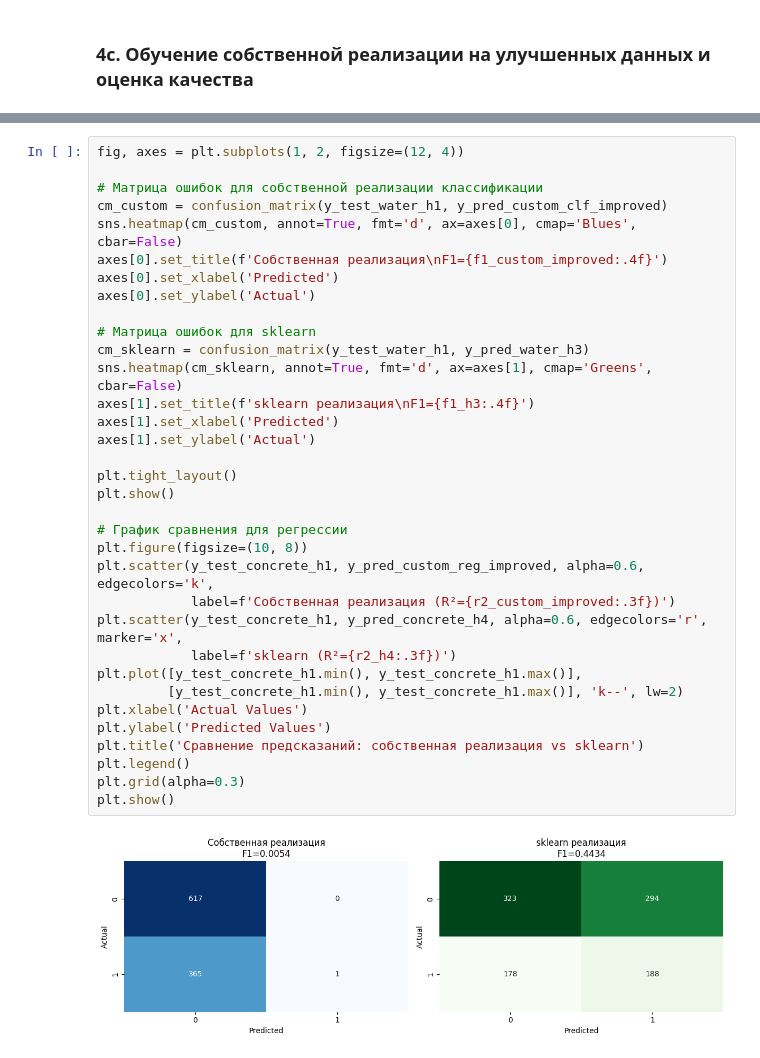
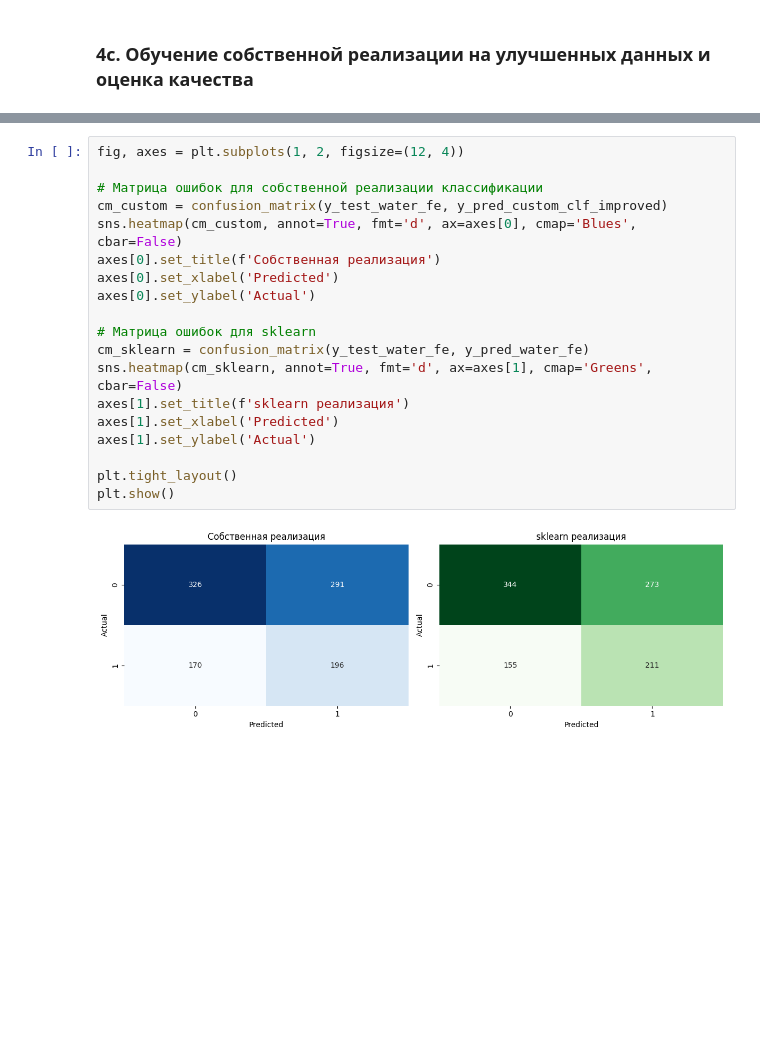
Before and after one commit to khanboglai/frameworks_AI, a Jupyter notebook: lab2.ipynb, the cells around one changed output, grey strips where cells are left out. Cells and saved outputs as stored; diff of their text form; blank space fills up the shorter version.

```diff
--- a/lab2.ipynb
+++ b/lab2.ipynb
@@ -916,36 +1280,21 @@ sklearn реализация:     MAE=9.7056, R²=-0.1150, MSE=301.7036
 # %%
 fig, axes = plt.subplots(1, 2, figsize=(12, 4))
 
 # Матрица ошибок для собственной реализации классификации
-cm_custom = confusion_matrix(y_test_water_h1, y_pred_custom_clf_improved)
+cm_custom = confusion_matrix(y_test_water_fe, y_pred_custom_clf_improved)
 sns.heatmap(cm_custom, annot=True, fmt='d', ax=axes[0], cmap='Blues', cbar=False)
-axes[0].set_title(f'Собственная реализация\nF1={f1_custom_improved:.4f}')
+axes[0].set_title(f'Собственная реализация')
 axes[0].set_xlabel('Predicted')
 axes[0].set_ylabel('Actual')
 
 # Матрица ошибок для sklearn
-cm_sklearn = confusion_matrix(y_test_water_h1, y_pred_water_h3)
+cm_sklearn = confusion_matrix(y_test_water_fe, y_pred_water_fe)
 sns.heatmap(cm_sklearn, annot=True, fmt='d', ax=axes[1], cmap='Greens', cbar=False)
-axes[1].set_title(f'sklearn реализация\nF1={f1_h3:.4f}')
+axes[1].set_title(f'sklearn реализация')
 axes[1].set_xlabel('Predicted')
 axes[1].set_ylabel('Actual')
 
 plt.tight_layout()
 plt.show()
-
-# График сравнения для регрессии
-plt.figure(figsize=(10, 8))
-plt.scatter(y_test_concrete_h1, y_pred_custom_reg_improved, alpha=0.6, edgecolors='k',
-            label=f'Собственная реализация (R²={r2_custom_improved:.3f})')
-plt.scatter(y_test_concrete_h1, y_pred_concrete_h4, alpha=0.6, edgecolors='r', marker='x',
-            label=f'sklearn (R²={r2_h4:.3f})')
-plt.plot([y_test_concrete_h1.min(), y_test_concrete_h1.max()],
-         [y_test_concrete_h1.min(), y_test_concrete_h1.max()], 'k--', lw=2)
-plt.xlabel('Actual Values')
-plt.ylabel('Predicted Values')
-plt.title('Сравнение предсказаний: собственная реализация vs sklearn')
-plt.legend()
-plt.grid(alpha=0.3)
-plt.show()
 # %% [output]
-[figure, old version]
+[figure, new version]
```
Also changed, not shown: parts of 64 cells of this notebook.
